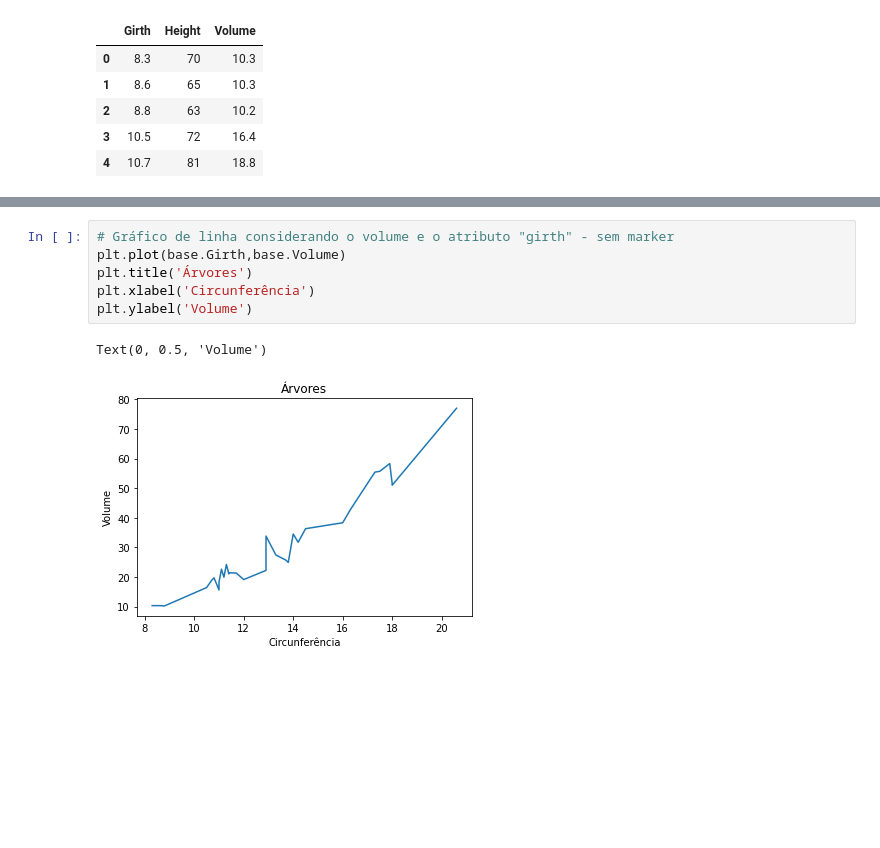
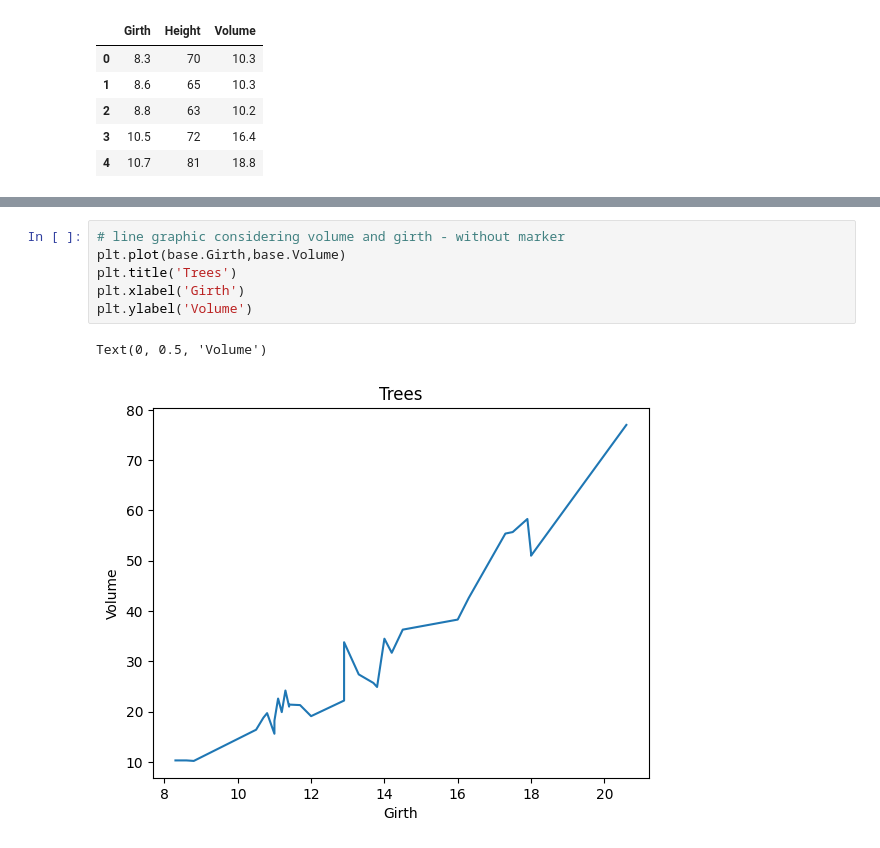
Before and after one commit to ArnaldSouza/Data-Science, a Jupyter notebook: 3. Graphics, Visualization and Dashboards (Python)/3.scatter.ipynb, the cells around one changed output, grey strips where cells are left out. Drawn from its saved outputs; the diff is of its cells as text; blank space fills up the shorter version.

```diff
--- a/3. Graphics, Visualization and Dashboards (Python)/3.scatter.ipynb
+++ b/3. Graphics, Visualization and Dashboards (Python)/3.scatter.ipynb
@@ -24,10 +24,10 @@ Text(0, 0.5, 'Volume')
 # %%
-# Gráfico de linha considerando o volume e o atributo "girth" - sem marker
+# line graphic considering volume and girth - without marker
 plt.plot(base.Girth,base.Volume)
-plt.title('Árvores')
-plt.xlabel('Circunferência')
+plt.title('Trees')
+plt.xlabel('Girth')
 plt.ylabel('Volume')
 # %% [output]
 Text(0, 0.5, 'Volume')
-[figure, old version]
+[figure, new version]
 # %%
```
Also changed, not shown: parts of 2 cells of this notebook, 1 other file.
